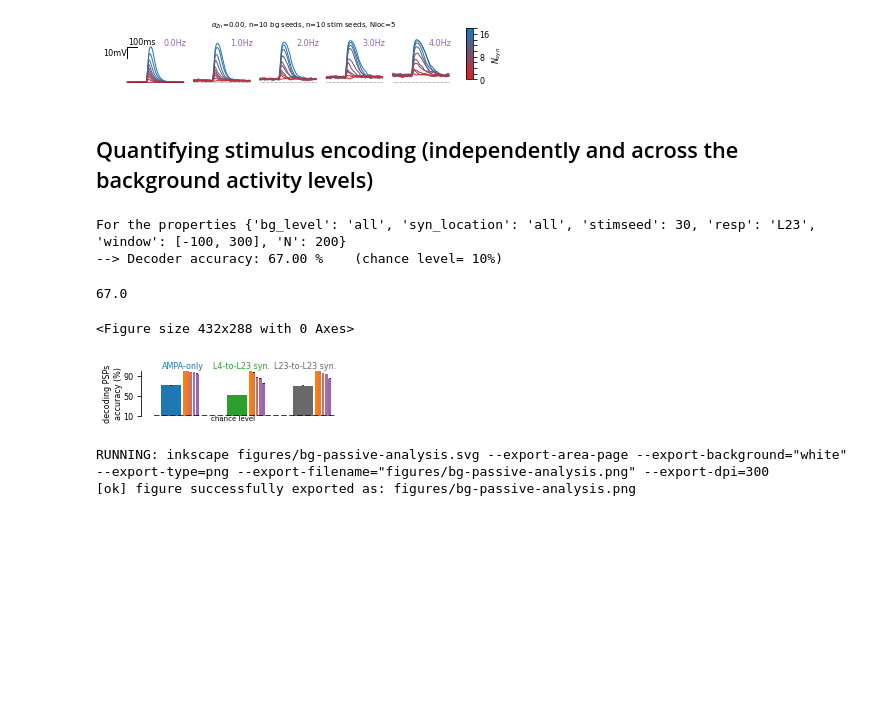
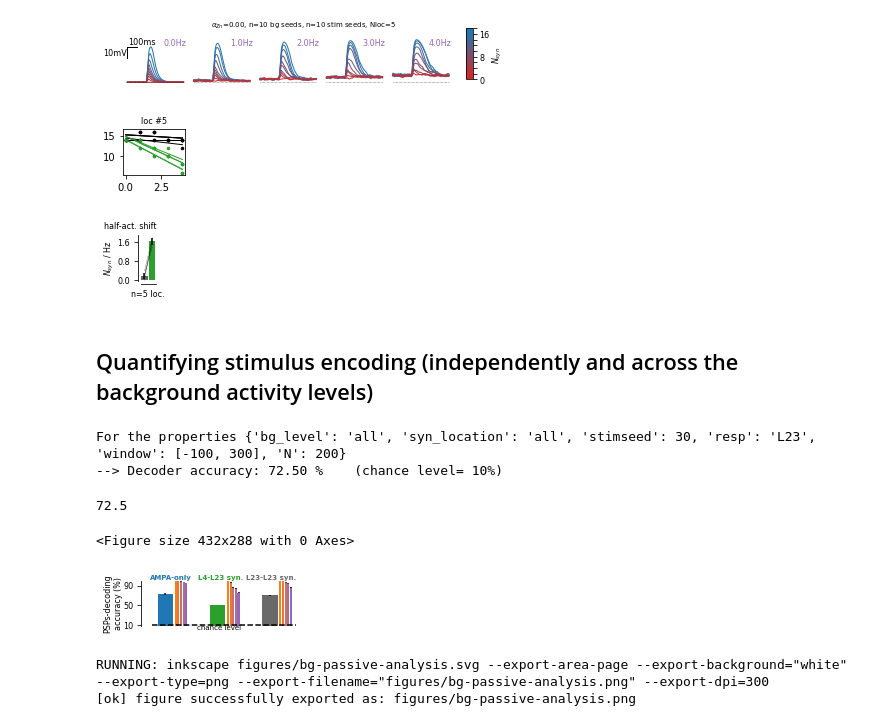
Before and after one commit to yzerlaut/zinc-NMDA-modulation, a Jupyter notebook: Sensitivity_to_Background_Modulation.ipynb, the cells around one changed output. Saved outputs shown, nothing was run; the diff lists cells and outputs as text; code cells hidden in the pictures; blank space fills up the shorter version.

```diff
--- a/Sensitivity_to_Background_Modulation.ipynb
+++ b/Sensitivity_to_Background_Modulation.ipynb
@@ -136,14 +141,12 @@ Text(0.5, 0.98, '                              syn loc. #5')
 # %%
 %run plots/show_trial_average_responses.py
-props = {'syn_location':4, 'thresholds':{'Proba':1.5}} # 'VLIM':[-76,0],
+props = {'syn_location':4, 'thresholds':{'Integral':1.5}} # 'VLIM':[-76,0],
 AMPA = get_trial_average_responses(RESP_PASSIVE_PER_STIM, 'ampa-only', **props)
 FREE = get_trial_average_responses(RESP_PASSIVE_PER_STIM,  alphaZn=0.45, **props)
 CHELATED = get_trial_average_responses(RESP_PASSIVE_PER_STIM,  alphaZn=0., **props)
-fig_BG12 = show_response_bg_dep(FREE, CHELATED, AMPA,
+fig2 = show_response_bg_dep(FREE, CHELATED, AMPA,
                                 method='Integral', ge=ge,
                                 ylim=[-0.1,6], yscale='lin',
-                                # xlim=[0,19],
-                                # BG_levels=[0,1.,2,3.],
-                                crossing=props['thresholds']['Proba'])#.savefig('figures/fig22.svg')
-fig_BG12.suptitle(30*' '+'syn loc. #%i' % props['syn_location'], size=8)
+                                crossing=props['thresholds']['Integral'])
+fig2.suptitle('\n'+30*' '+'syn loc. #%i' % props['syn_location'], size=8)
 # %% [output]
@@ -160,6 +160,37 @@ show_trial_average_responses(RESP_PASSIVE_PER_STIM, alphaZn=0., **props)
 # %% [output]
 [figure]
 [figure]
+# %%
+SLOPES = {'free':[], 'chelated':[]}
+fig, ax= ge.figure()
+for i in np.unique(RESP_PASSIVE_PER_STIM['syn_location']):
+    props = {'syn_location':i, 'thresholds':{'Integral':1.5}}
+    FREE=get_trial_average_responses(RESP_PASSIVE_PER_STIM, alphaZn=0.45, **props)
+    CHELATED=get_trial_average_responses(RESP_PASSIVE_PER_STIM, alphaZn=0., **props)
+    for C, color, key in zip([FREE, CHELATED],
+                             ['k', ge.green], ['free', 'chelated']):
+        x = [C[i]['bg_level'] for i in range(len(C))]
+        y = [C[i]['Integral-threshold'] for i in range(len(C))]
+        lin = np.polyfit(x, y, 1)
+        SLOPES[key].append(-lin[0])
+        ge.scatter(x, y, color=color, ax=ax, no_set=True)
+        ge.plot(x, np.polyval(lin, x), color=color, ax=ax, no_set=True)
+        ge.title(ax, 'loc #%i' % i)
+# %% [output]
+[figure, added]
+# %%
+fig3, ax, pval = ge.related_samples_two_conditions_comparison(np.array(SLOPES['free']),
+                                                                   np.array(SLOPES['chelated']),
+                                                                   with_annotation=False,
+                                                                   lw=.2,
+                                                                   color1=ge.dimgrey, color2=ge.green,
+                                                                   ylabel='$N_{syn}$ / Hz',
+                                                                   xticks=[],#[0, 1],
+                                                                   fig_args=dict(right=4., figsize=(.5,1.), left=1.2, top=1.5))
+ge.annotate(ax, 'half-act. shift', (1., 1.1), ha='right')
+ge.annotate(ax, 'n=%i loc.' % len(SLOPES['free']) , (-.6, -.4))
+# %% [output]
+[figure, added]
 # %% [markdown]
 ## Quantifying stimulus encoding (independently and across the background activity levels)
 # %%
@@ -280,8 +311,8 @@ props = {'bg_level':'all',
 compute_decoding_accuracy(RESP_PASSIVE_PER_STIM, props, verbose=True)
 # %% [output]
 For the properties {'bg_level': 'all', 'syn_location': 'all', 'stimseed': 30, 'resp': 'L23', 'window': [-100, 300], 'N': 200}
---> Decoder accuracy: 67.00 %    (chance level= 10%)
+--> Decoder accuracy: 72.50 %    (chance level= 10%)
-67.0
+72.5
 # %%
 %run plots/decoding.py
 
@@ -292,45 +323,44 @@ props = {'bg_level':'all',
          'window':[-100, 300],
          'N':1000}
 
-figBG13, ax = ge.figure(figsize=(1.8,1), left=0.6, bottom=0.3, top=0.6)
+fig4, ax = ge.figure(figsize=(1.6,1), left=0.6, bottom=0.3, top=0.6)
 cmap = ge.get_linear_colormap(ge.orange, ge.purple)
-stimseeds = np.unique(RESP_ACTIVE_PER_STIM['stimseed'])
+stimseeds = np.unique(RESP_PASSIVE_PER_STIM['stimseed'])
 
 for iax, color, resp, label in zip(range(3),
                             [ge.blue, ge.green, ge.dimgrey],
                             ['ampa-only', 'L4', 'L23'],
-                       ['AMPA-only', 'L4-to-L23 syn.', 'L23-to-L23 syn.']):
+                            ['AMPA-only', 'L4-L23 syn.', 'L23-L23 syn.']):
     props['resp'] = resp
 
     # start with all levels
     props['bg_level'] = 'all'
     X = []
     for ss in stimseeds:
         props['stimseed'] = ss
         X.append(compute_decoding_accuracy(RESP_PASSIVE_PER_STIM, props))
-    # ax.bar([iax], [np.mean(X)], y=[np.std(np)], width=.3, color=color)
+
     ax.bar([iax], [np.mean(X)], yerr=[np.std(X)], width=.3, color=color)
 
     for b, bg in enumerate(np.unique(RESP_PASSIVE_PER_STIM['bg_level'])):
         props['bg_level'] = bg
         X = []
         for ss in stimseeds:
             props['stimseed'] = ss
             X.append(compute_decoding_accuracy(RESP_PASSIVE_PER_STIM, props))
         ax.bar([iax+.2+b*0.05], [np.mean(X)], yerr=[np.std(X)], width=.04,
                color=cmap(b/4))
 
-    ge.annotate(ax, label, (iax+.5, 100.),
+    ge.annotate(ax, label, (iax+.5, 100.), size='small', bold=True,
                 xycoords='data', color=color, ha='right')
 
 ge.annotate(ax, 'chance level', (0.6, 10.),
             xycoords='data', va='top', size='small')
 ax.plot([-0.25, 2.5], [10, 10], 'k--')
 
-ge.set_plot(ax, ['left'], ylim=[9,100], yticks=[10, 50, 90],
-            ylabel='decoding PSPs\naccuracy (%)')
-#fig.savefig('figures/decoding-passive.png', dpi=300)
+ge.set_plot(ax, ['left'], ylim=[8,100], yticks=[10, 50, 90],
+            ylabel='PSPs-decoding\naccuracy (%)')
 # %% [output]
 <Figure size 432x288 with 0 Axes>
-[figure, old version]
+[figure, new version]
 # %%
```
Also changed, not shown: parts of 33 cells of this notebook, 2 other files.
